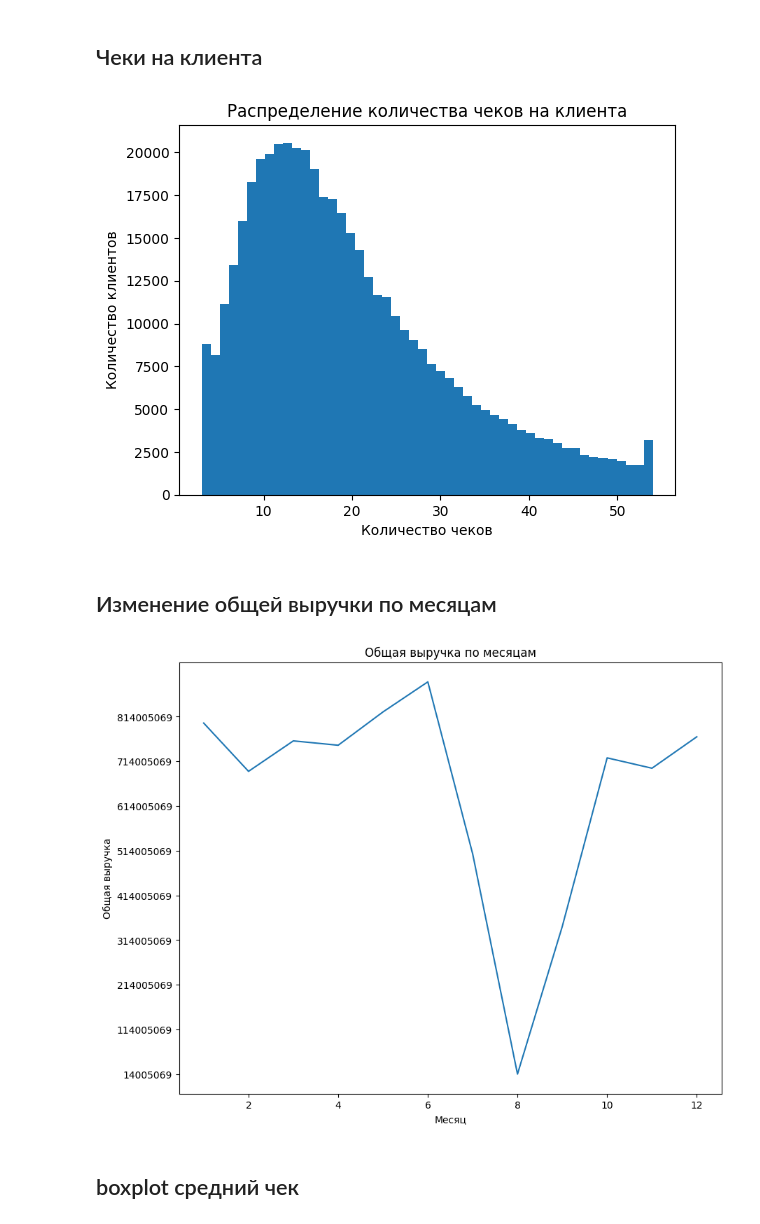
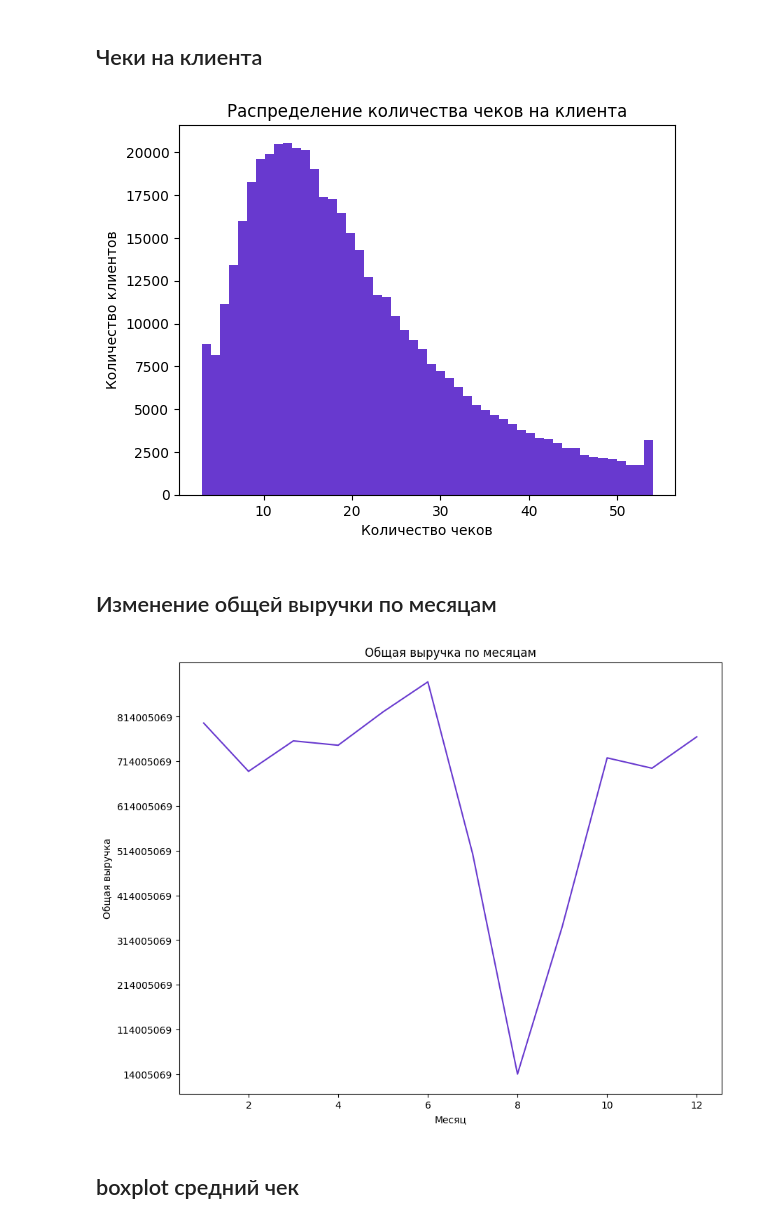
Before and after one commit to timur-nagimov/international_cp-burger_king-, a Jupyter notebook: EDA/EDA.ipynb, the cells around one changed output. Drawn from its saved outputs; the diff is of its cells as text; code cells hidden in the pictures.

```diff
--- a/EDA/EDA.ipynb
+++ b/EDA/EDA.ipynb
@@ -150,6 +150,8 @@ grouped = train_df.groupby(['customer_id', 'format_name', 'startdatetime', 'buy_
 
 # Группировка полученных данных по 'format_name' и 'buy_post', вычисление среднего значения 'revenue'
 average_bill = grouped.groupby(['format_name', 'buy_post'])['revenue'].mean()
+# %%
+palette=['#6839cf', '#a0cf39']
 # %%
 import seaborn as sns
 import matplotlib.pyplot as plt
@@ -302,16 +303,16 @@ train_df.head()
 # %%
 Q1 = train_df['customer_id'].value_counts().quantile(0.25)
 Q3 = train_df['customer_id'].value_counts().quantile(0.75)
 IQR = Q3 - Q1
 
 filter = (train_df['customer_id'].value_counts() >= Q1 - 1.5 * IQR) & (train_df['customer_id'].value_counts() <= Q3 + 1.5 * IQR)
 
-train_df['customer_id'].value_counts().loc[filter].plot(kind='hist', bins=50, title='Распределение количества чеков на клиента')
+train_df['customer_id'].value_counts().loc[filter].plot(kind='hist', bins=50, title='Распределение количества чеков на клиента', color=palette[0])
 plt.xlabel('Количество чеков')
 plt.ylabel('Количество клиентов')
 plt.show()
 # %% [output]
-[figure, old version]
+[figure, new version]
 # %% [markdown]
 ## Изменение общей выручки по месяцам
 # %%
@@ -331,12 +332,12 @@ yticks_values = np.arange(y_min, y_max, 100000000)
 
 plt.yticks(yticks_values) # устанавливаем значения делений на оси Y
 
-monthly_revenue.plot(kind='line', title='Общая выручка по месяцам')
+monthly_revenue.plot(kind='line', title='Общая выручка по месяцам', color=palette[0])
 plt.xlabel('Месяц')
 plt.ylabel('Общая выручка')
 plt.show()
 # %% [output]
-[figure, old version]
+[figure, new version]
 # %% [markdown]
 ## boxplot средний чек
 # %%
```
Also changed, not shown: parts of 13 cells of this notebook.
